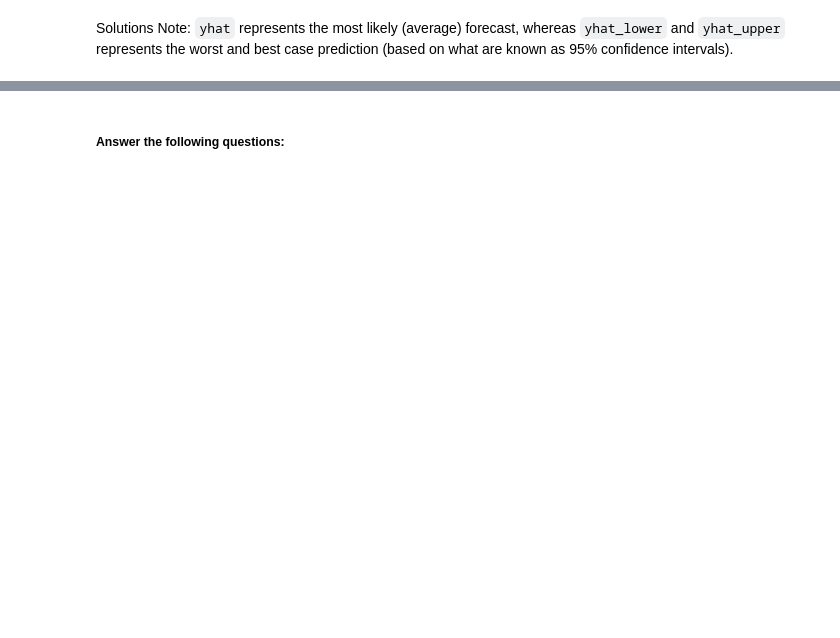
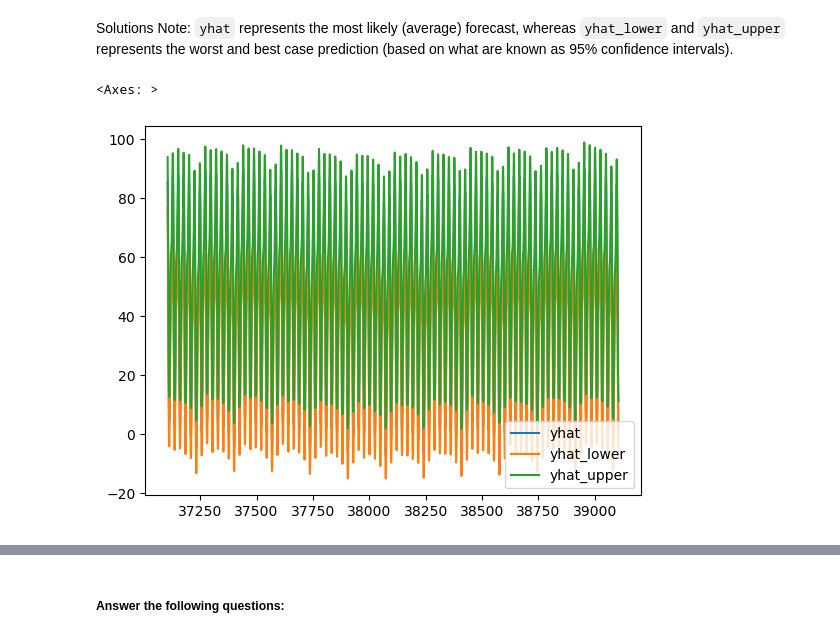
Before and after one commit to tbrown14611/prophet-challenge, a Jupyter notebook: forecasting_net_prophet.ipynb, the cells around one changed output, grey strips where cells are left out. Cells and saved outputs as stored; diff of their text form; code cells hidden in the pictures; blank space fills up the shorter version.

```diff
--- a/forecasting_net_prophet.ipynb
+++ b/forecasting_net_prophet.ipynb
@@ -541,5 +608,10 @@ Solutions Note: `yhat` represents the most likely (average) forecast, whereas `y
 # %%
 # From the forecast_mercado_trends DataFrame, plot the data to visualize
 #  the yhat, yhat_lower, and yhat_upper columns over the last 2000 hours
+
+forecast[["yhat", "yhat_lower", "yhat_upper"]].iloc[-2000:, :].plot()
+# %% [output]
+<Axes: >
+[figure, added]
 # %%
 # Reset the index in the forecast_mercado_trends DataFrame
```
Also changed, not shown: parts of 12 cells of this notebook.
